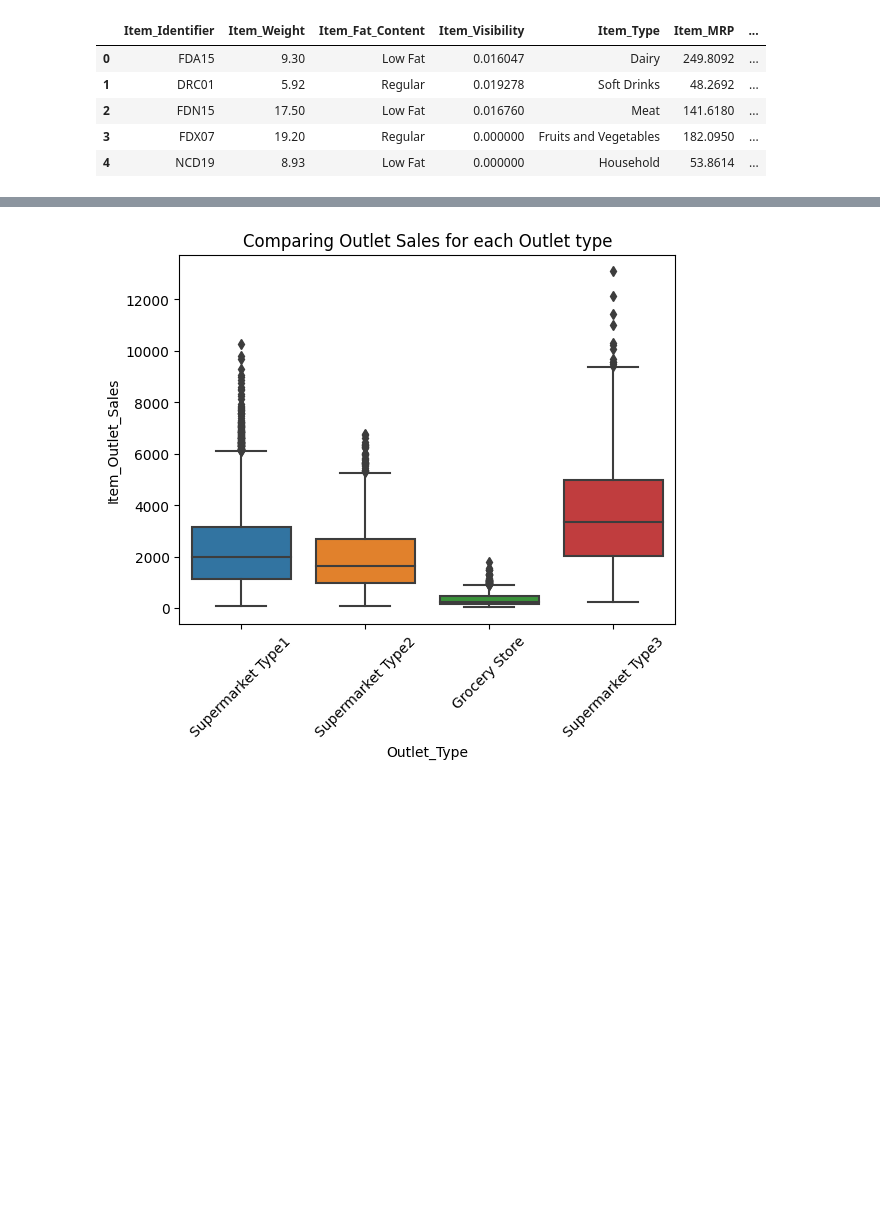
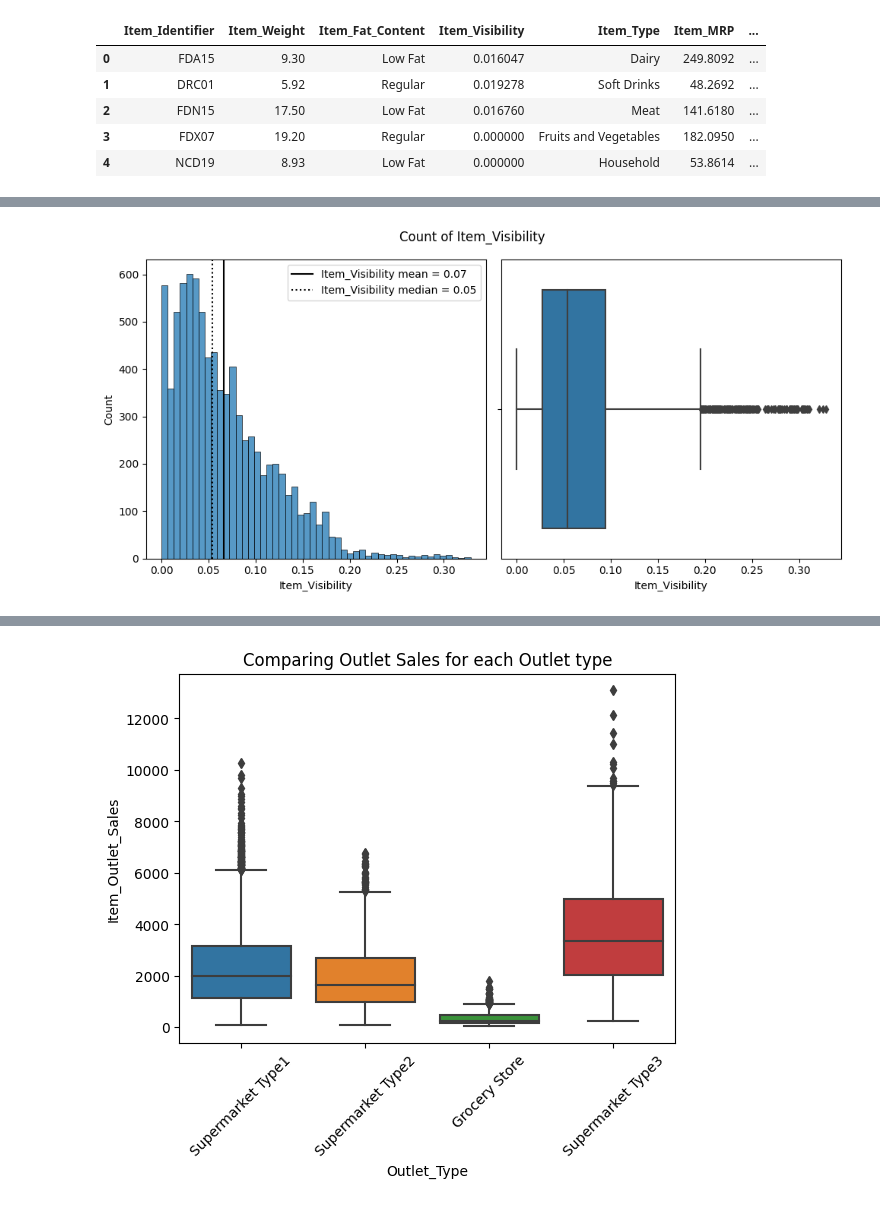
Before and after one commit to JmB17/Prediction-of-Product-Sales, a Jupyter notebook: Prediction of Product Sales.ipynb, the cells around one changed output, grey strips where cells are left out. Cells and saved outputs as stored; diff of their text form; code cells hidden in the pictures; blank space fills up the shorter version.

```diff
--- a/Prediction of Product Sales.ipynb
+++ b/Prediction of Product Sales.ipynb
@@ -458,0 +518,4 @@ df.head()
+# %%
+fig, axes=hist_box_plot(df,'Item_Visibility')
+# %% [output]
+[figure, added]
```
Also changed, not shown: parts of 20 cells of this notebook.
